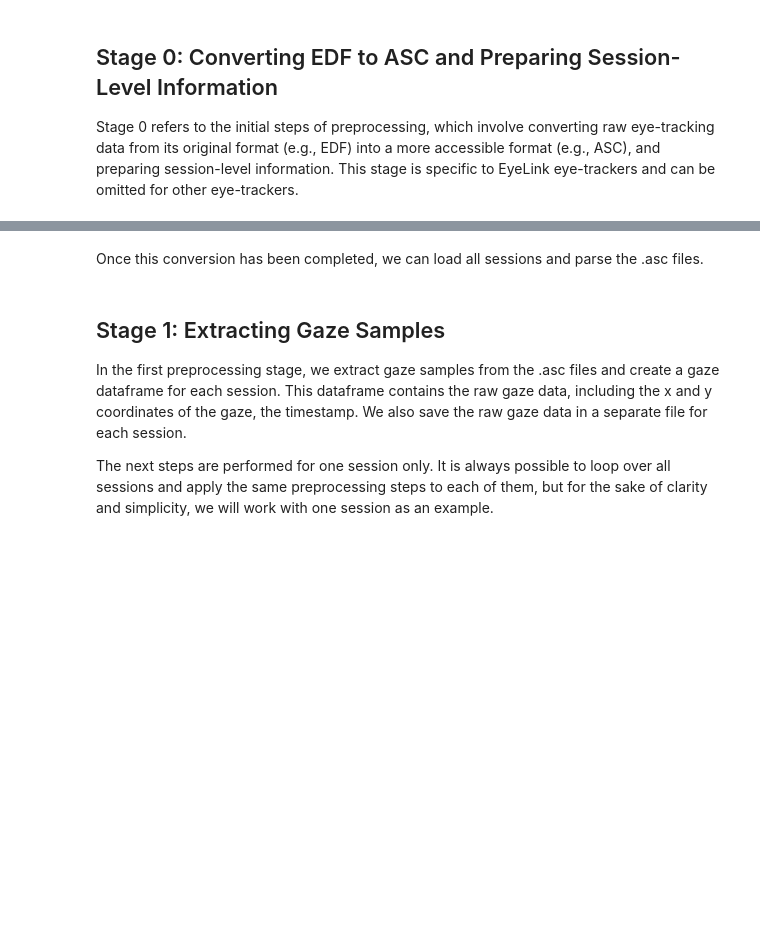
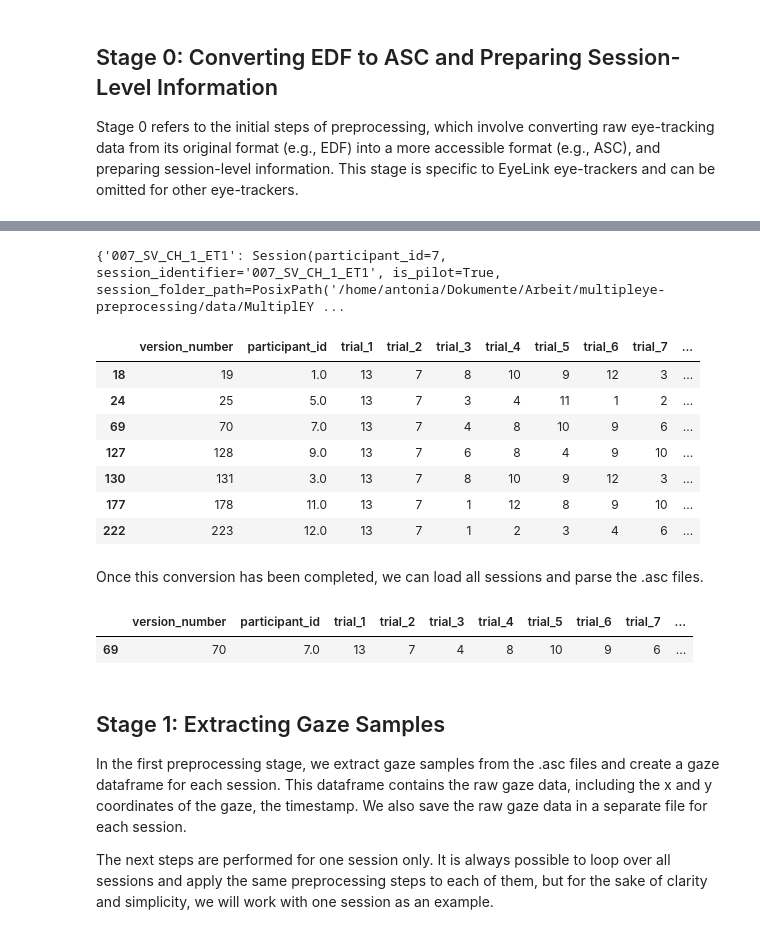
Before and after one commit to MultiplEYE-COST/multipleye-preprocessing, a Jupyter notebook: development.ipynb, the cells around one changed output, grey strips where cells are left out. Cells and saved outputs as stored; diff of their text form; code cells hidden in the pictures; blank space fills up the shorter version.

Commit message:
changed stim_order_versions to actually contain all the data from csv

```diff
--- a/development.ipynb
+++ b/development.ipynb
@@ -109,3 +142,18 @@ multipleye.convert_edf_to_asc()
+# %%
+multipleye.sessions
+# %% [output]
+{'007_SV_CH_1_ET1': Session(participant_id=7, session_identifier='007_SV_CH_1_ET1', is_pilot=True, session_folder_path=PosixPath('/home/antonia/Dokumente/Arbeit/multipleye-preprocessing/data/MultiplEY ...
+# %%
+multipleye.stim_order_versions
+# %% [output]
+|  | version_number | participant_id | trial_1 | trial_2 | trial_3 | trial_4 | trial_5 | trial_6 | trial_7 | ... |
+| 18 | 19 | 1.0 | 13 | 7 | 8 | 10 | 9 | 12 | 3 | ... |
+| 24 | 25 | 5.0 | 13 | 7 | 3 | 4 | 11 | 1 | 2 | ... |
+| 69 | 70 | 7.0 | 13 | 7 | 4 | 8 | 10 | 9 | 6 | ... |
+| 127 | 128 | 9.0 | 13 | 7 | 6 | 8 | 4 | 9 | 10 | ... |
+| 130 | 131 | 3.0 | 13 | 7 | 8 | 10 | 9 | 12 | 3 | ... |
+| 177 | 178 | 11.0 | 13 | 7 | 1 | 12 | 8 | 9 | 10 | ... |
+| 222 | 223 | 12.0 | 13 | 7 | 1 | 2 | 3 | 4 | 6 | ... |
 # %% [markdown]
 Once this conversion has been completed, we can load all sessions and parse the .asc files.
 # %%
@@ -113,3 +165,10 @@ multipleye.prepare_session_level_information()
+# %%
+multipleye.stim_order_versions[
+                    multipleye.stim_order_versions["version_number"] == asc_version
+                ]
+# %% [output]
+|  | version_number | participant_id | trial_1 | trial_2 | trial_3 | trial_4 | trial_5 | trial_6 | trial_7 | ... |
+| 69 | 70 | 7.0 | 13 | 7 | 4 | 8 | 10 | 9 | 6 | ... |
 # %%
 # print an overview on the data collection and the sessions
 multipleye
```
Also changed, not shown: parts of 10 cells of this notebook, 1 other file.
